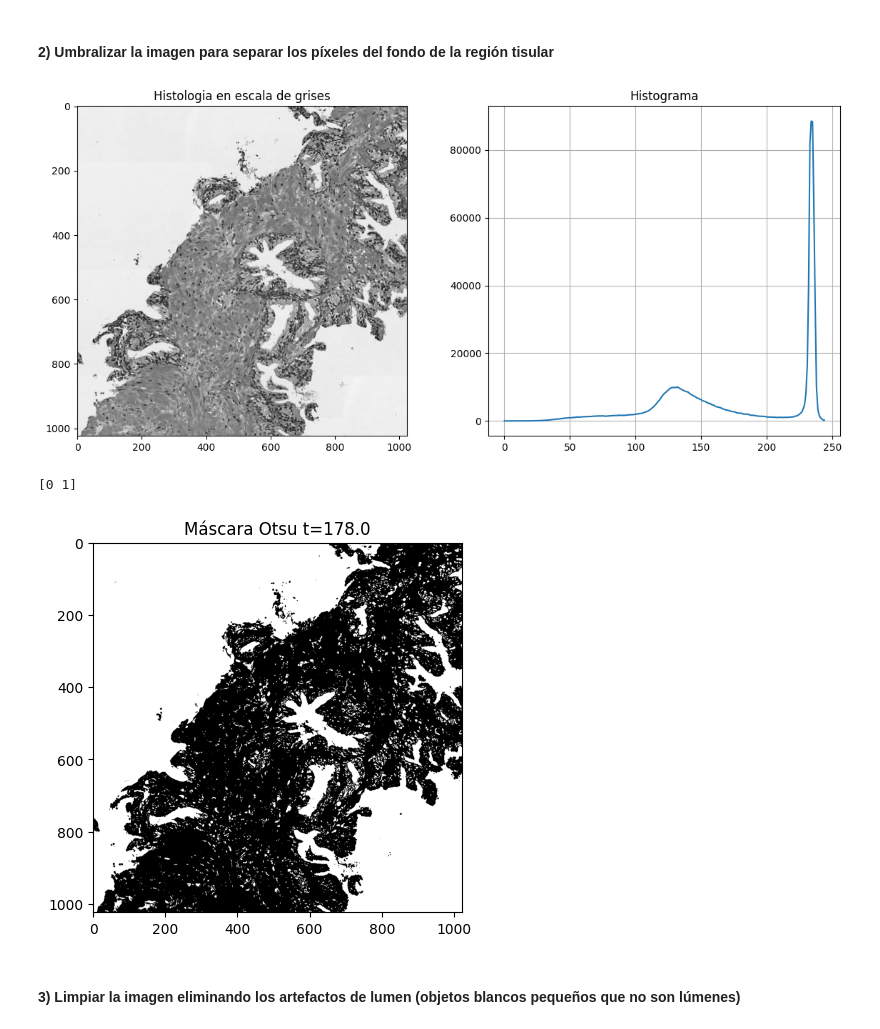
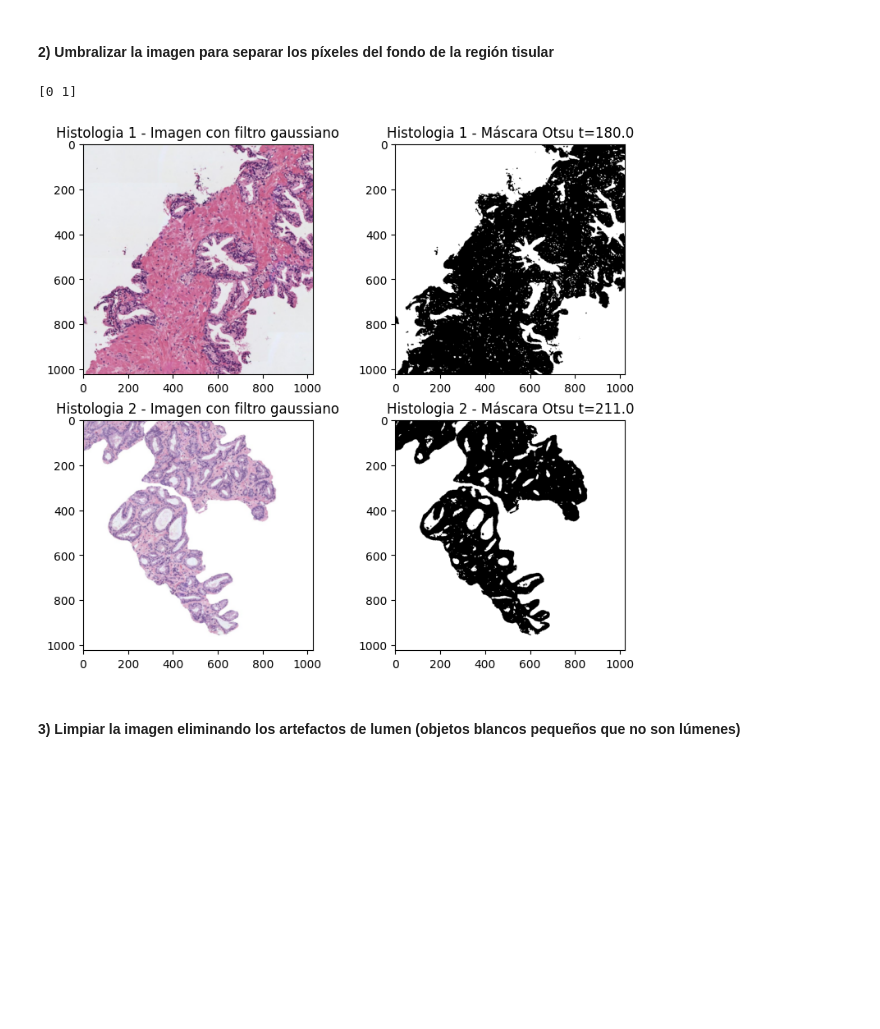
Before and after one commit to raquelvargas16/MIAR-Python-Activities, a Jupyter notebook: Actividad_C1_P1_Raquel_Vargas.ipynb, the cells around one changed output. Saved outputs shown, nothing was run; the diff lists cells and outputs as text; code cells hidden in the pictures; blank space fills up the shorter version.

```diff
--- a/Actividad_C1_P1_Raquel_Vargas.ipynb
+++ b/Actividad_C1_P1_Raquel_Vargas.ipynb
@@ -63,37 +85,34 @@ Text(0.5, 1.0, 'magenta')
 # %%
 # Aplicar un filtro gaussiano de tamaño 5x5 y después utilizar el método de Otsu de manera que
 # los píxeles correspondientes al lumen y al background de la imagen sean 1s y el resto de los píxeles tengan un valor de 0.
 # Nota: Recordar que el método de Otsu requiere como input una imagen en el rango [0-255] en formato "uint8".
 
-# Convertimos la imagen a escala de grises
-histo_1_gray = cv2.cvtColor(histo_1, cv2.COLOR_BGR2GRAY)
-# Calculamos el histograma
-max_value = max(histo_1_gray[0])
-hist = cv2.calcHist([histo_1_gray], [0], None, [max_value], [0, max_value])
-
-fig, ax = plt.subplots(1,2, figsize=(14, 6))
-ax[0].imshow(histo_1_gray, cmap='gray')
-ax[0].set_title('Histologia en escala de grises')
-ax[1].plot(hist)
-ax[1].grid()
-ax[1].set_title('Histograma')
-plt.show()
-
-# Fijamos el umbral con el método de OTSU
-t, mask = cv2.threshold(histo_1_gray,
+# Filtro gaussiano
+histo_1_gauss = cv2.GaussianBlur(histo_1, (5, 5), 0)
+histo_1_gauss_grayscale = cv2.cvtColor(histo_1_gauss, cv2.COLOR_BGR2GRAY)
+histo_2_gauss = cv2.GaussianBlur(histo_2, (5, 5), 0)
+histo_2_gauss_grayscale = cv2.cvtColor(histo_2_gauss, cv2.COLOR_BGR2GRAY)
+# Método de Otsu
+histo_1_t, histo_1_mask = cv2.threshold(histo_1_gauss_grayscale.astype('uint8'),
                         0,
                         1,
                         cv2.THRESH_OTSU)
-print(np.unique(mask))
+histo_2_t, histo_2_mask = cv2.threshold(histo_2_gauss_grayscale.astype('uint8'),
+                        0,
+                        1,
+                        cv2.THRESH_OTSU)
+print(np.unique(histo_1_mask))
 
 # Visualizar la máscara resultante
-plt.imshow(mask, cmap='gray')
-plt.title('Máscara Otsu t=' + str(t))
+fig, ax = plt.subplots(2, 2, figsize=(9, 8))
+ax[0][0].imshow(histo_1_gauss, cmap='gray'), ax[0][0].set_title('Histologia 1 - Imagen con filtro gaussiano')
+ax[0][1].imshow(histo_1_mask, cmap='gray'), ax[0][1].set_title('Histologia 1 - Máscara Otsu t=' + str(histo_1_t))
+ax[1][0].imshow(histo_2_gauss, cmap='gray'), ax[1][0].set_title('Histologia 2 - Imagen con filtro gaussiano')
+ax[1][1].imshow(histo_2_mask, cmap='gray'), ax[1][1].set_title('Histologia 2 - Máscara Otsu t=' + str(histo_2_t))
 plt.show()
 # %% [output]
+[0 1]
-[figure, old version]
+[figure, new version]
-[0 1]
-[figure, removed]
 # %% [markdown]
 #### 3) Limpiar la imagen eliminando los artefactos de lumen (objetos blancos pequeños que no son lúmenes)
 # %%
```
Also changed, not shown: parts of 15 cells of this notebook.
